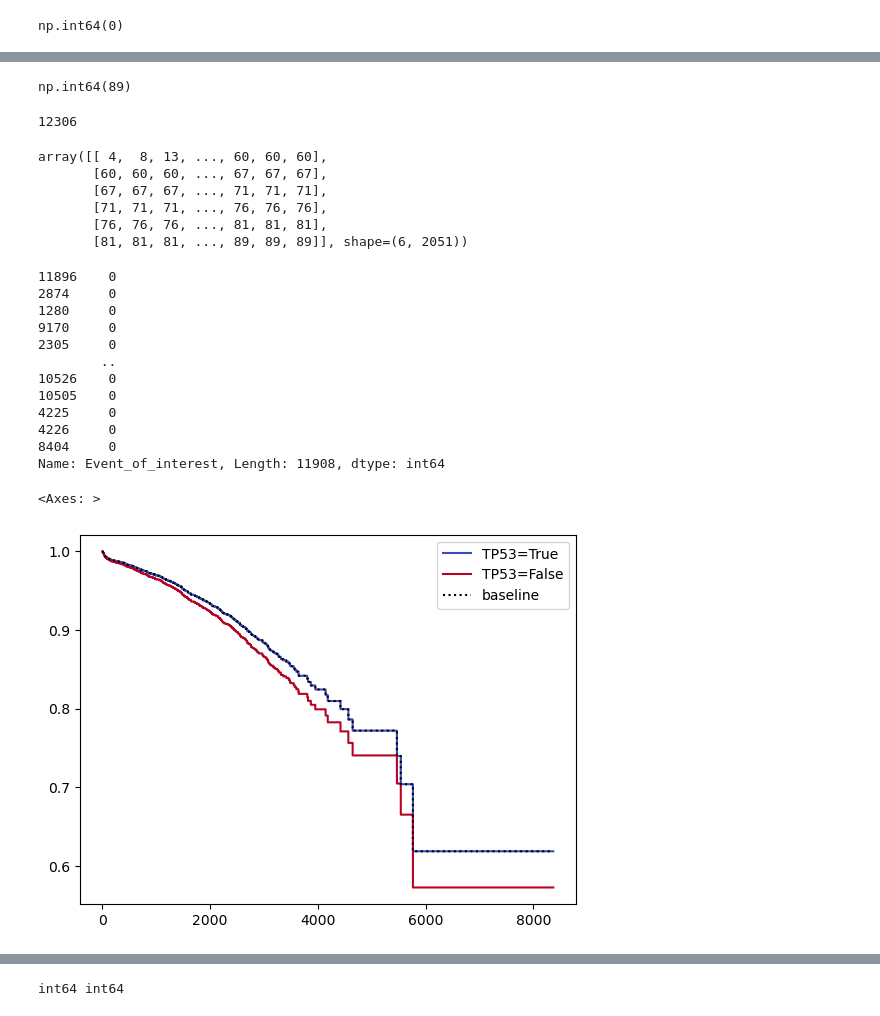
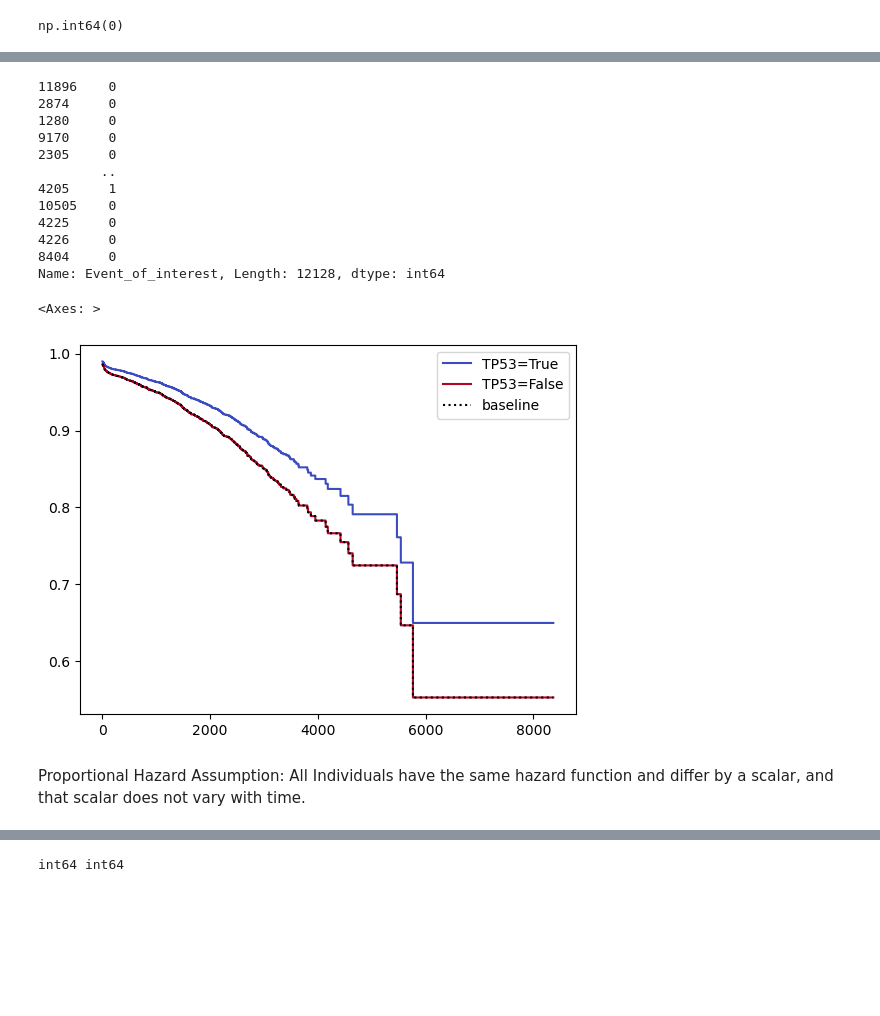
Before and after one commit to Roseille/SurvivalAnalyses, a Jupyter notebook: sample.ipynb, the cells around one changed output, grey strips where cells are left out. Cells and saved outputs as stored; diff of their text form; code cells hidden in the pictures; blank space fills up the shorter version.

```diff
--- a/sample.ipynb
+++ b/sample.ipynb
@@ -39,4 +24,4 @@ Name: DT_SECONDCANCER_DEATH, Length: 12306, dtype: bool
 #If time is negative, set it to 0.
 #sorted_df.loc[sorted_df['DT_SECONDCANCER_DEATH']<0, 'DT_SECONDCANCER_DEATH'] = 0
 #DT_SECONDCANCER_DEATH is Last Date - Start Date, is start date when the patient was diagnosed cancer free from the primary lung cancer and then we're tracking how long it takes for the patient to die or develop second primary lung cancer or is lost to follow up, or is start date the day the patient was diagnosed with the first cancer? The former makes more sense, so I'm assuming the data is left censored and instead of just setting those dates to 0, I'll remove  them.
-sorted_df = sorted_df.loc[(sorted_df['DT_SECONDCANCER_DEATH']>0).values]
+sorted_df = sorted_df.loc[(sorted_df['DT_SECONDCANCER_DEATH']>=0).values]
@@ -47,8 +27,0 @@ np.int64(4)
-# %%
-curr_age.max()
-# %% [output]
-np.int64(89)
-# %%
-len(curr_age.values)
-# %% [output]
-12306
@@ -58,13 +28,3 @@ len(curr_age.values)
-# %%
-age_buckets = curr_age.values.reshape(6,2051)
-age_buckets
-# %% [output]
-array([[ 4,  8, 13, ..., 60, 60, 60],
-       [60, 60, 60, ..., 67, 67, 67],
-       [67, 67, 67, ..., 71, 71, 71],
-       [71, 71, 71, ..., 76, 76, 76],
-       [76, 76, 76, ..., 81, 81, 81],
-       [81, 81, 81, ..., 89, 89, 89]], shape=(6, 2051))
 # %%
 #If we only want 1 to represent the observed effect
 sorted_df['Event_of_interest'] =(sorted_df['ENDPT_SECONDCANCER_DEATH'] == 1).astype(int)
@@ -76,18 +36,20 @@ sorted_df['Event_of_interest']
 9170     0
 2305     0
         ..
-10526    0
+4205     1
 10505    0
 4225     0
 4226     0
 8404     0
-Name: Event_of_interest, Length: 11908, dtype: int64
+Name: Event_of_interest, Length: 12128, dtype: int64
 # %%
 #Filter the df so that I don't get a value error because of the text columns...
-cph_df = sorted_df[['DT_SECONDCANCER_DEATH', 'Event_of_interest', 'TP53', 'CURRENT_AGE_DEID', 'KRAS']]
+cph_df = sorted_df[['DT_SECONDCANCER_DEATH', 'Event_of_interest', 'TP53', 'CURRENT_AGE_DEID', 'KRAS', 'EGFR', 'ALK', 'BRAF', 'ROS1', 'MET']]
 cph = CoxPHFitter()
 cph.fit(cph_df, duration_col = 'DT_SECONDCANCER_DEATH', event_col = 'Event_of_interest')
 cph.plot_partial_effects_on_outcome(covariates='TP53', values=[True, False], cmap='coolwarm')
 # %% [output]
 <Axes: >
-[figure, old version]
+[figure, new version]
+# %% [markdown]
+Proportional Hazard Assumption: All Individuals have the same hazard function and differ by a scalar, and that scalar does not vary with time.
```
Also changed, not shown: parts of 11 cells of this notebook.
